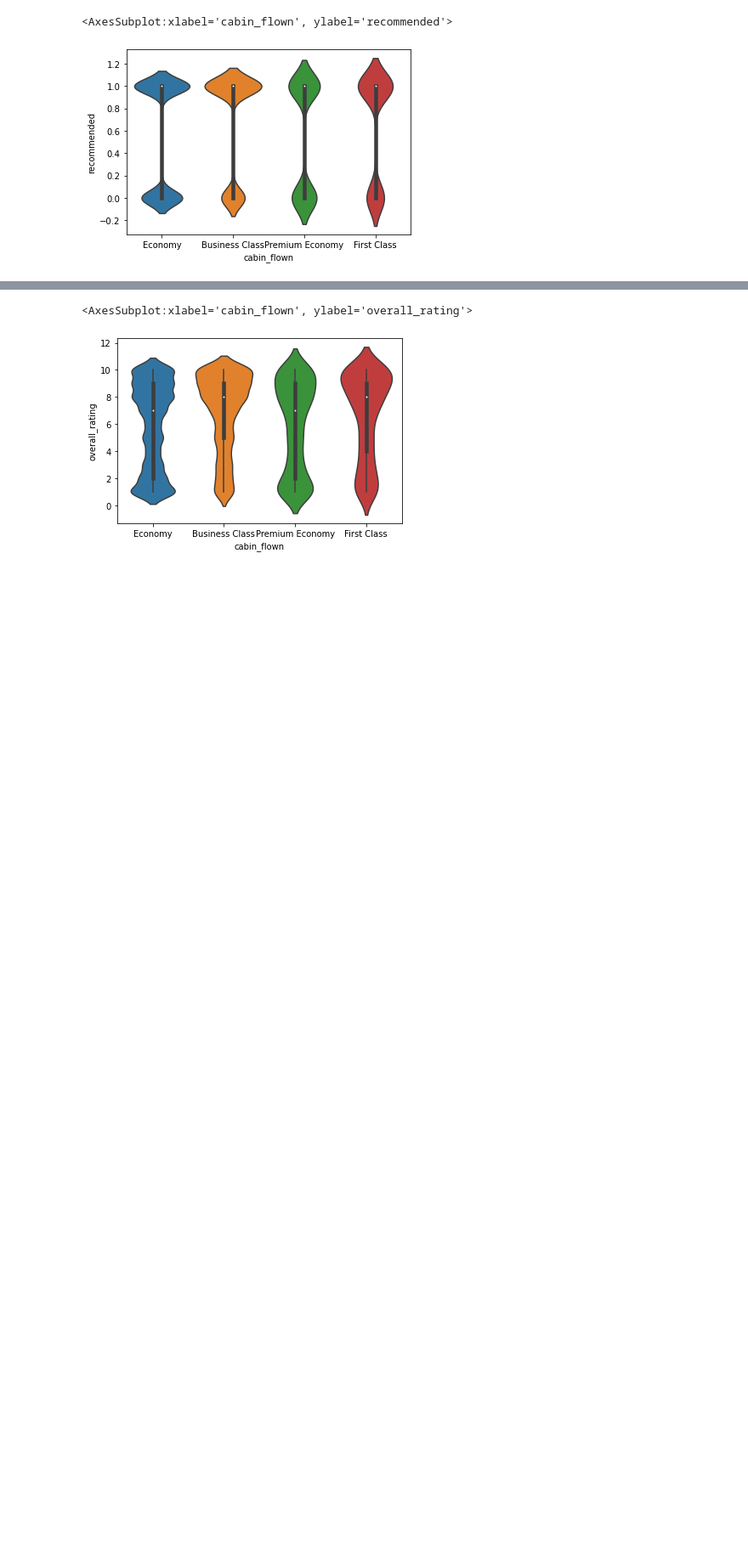
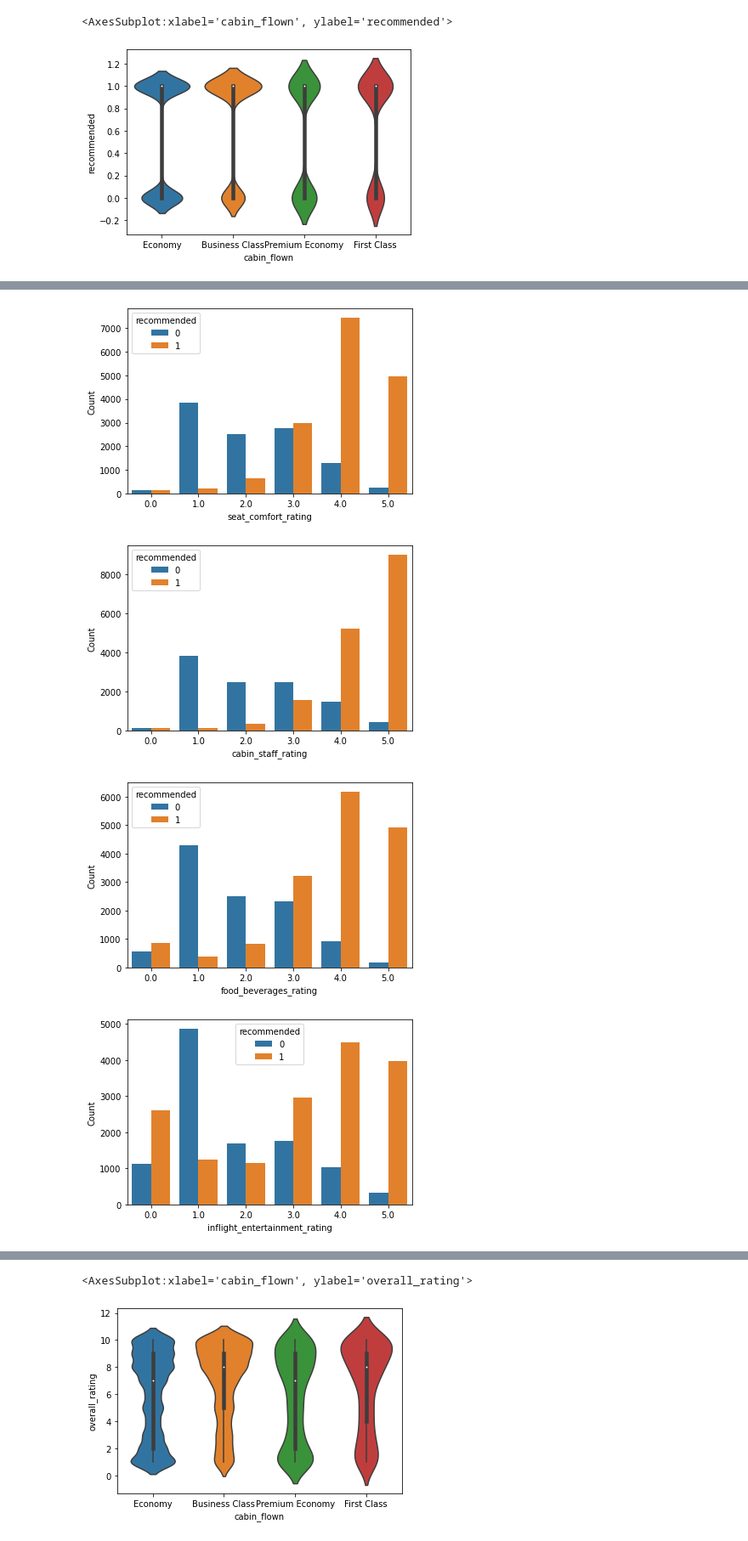
Before and after one commit to iamkunalagarwal/Capstone-2---Airlines-Juxtaposition, a Jupyter notebook: Cap 2 - Modelling.ipynb, the cells around one changed output, grey strips where cells are left out. Shown: that part at 85% size. Saved outputs shown, nothing was run; the diff lists cells and outputs as text; code cells hidden in the pictures; blank space fills up the shorter version.

```diff
--- a/Cap 2 - Modelling.ipynb
+++ b/Cap 2 - Modelling.ipynb
@@ -114,0 +137,14 @@ sns.violinplot(x='cabin_flown', y='recommended', data=df)
+# %%
+cols = ['seat_comfort_rating', 'cabin_staff_rating',
+       'food_beverages_rating', 'inflight_entertainment_rating', 'value_money_rating']
+for c in cols:
+    x = df.groupby([c,'recommended'])[['recommended']].count()
+    x.columns = ['Count']
+    x = x.reset_index()
+    sns.barplot(x=c, y='Count', hue='recommended', data=x)
+    plt.show()
+# %% [output]
+[figure, added]
+[figure, added]
+[figure, added]
+[figure, added]
```
Also changed, not shown: parts of 8 cells of this notebook.
